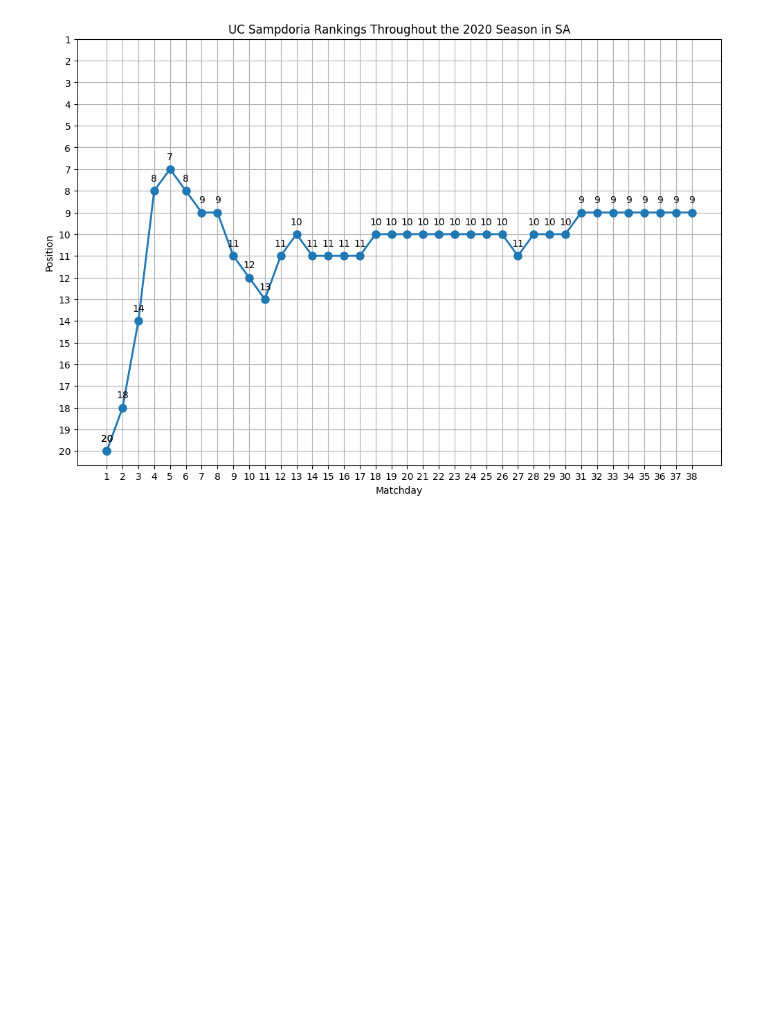
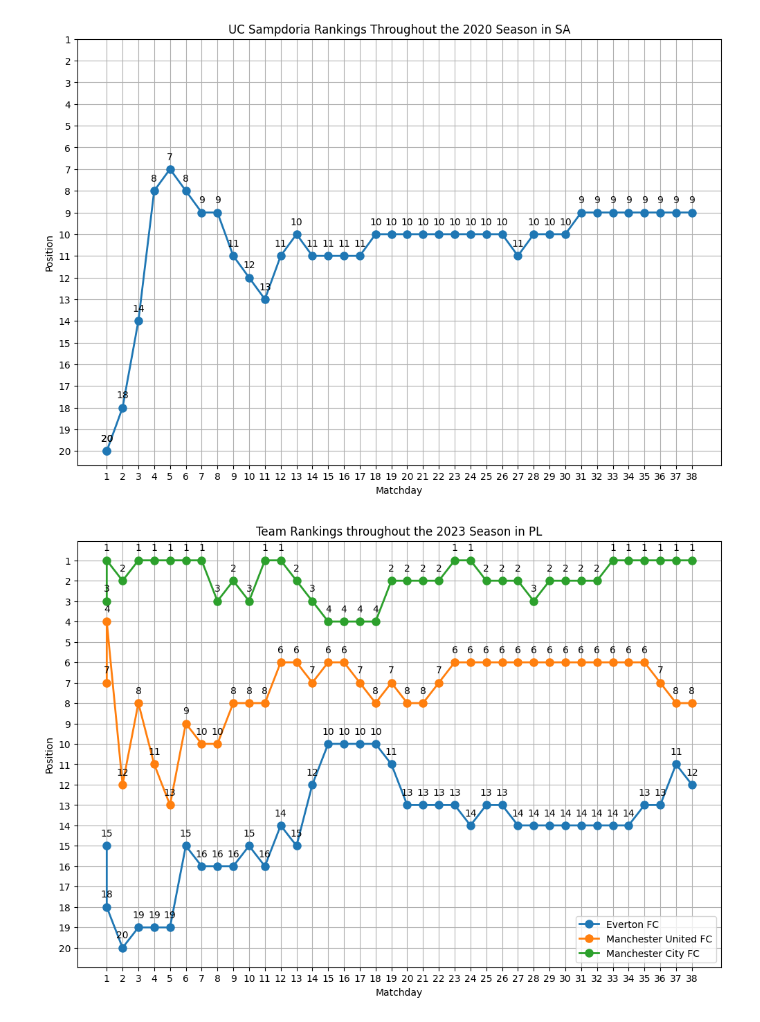
Before and after one commit to honzaskl/Football_Top_Leagues_Analysis, a Jupyter notebook: IES_python.ipynb, the cells around one changed output. Saved outputs shown, nothing was run; the diff lists cells and outputs as text; code cells hidden in the pictures; blank space fills up the shorter version.

```diff
--- a/IES_python.ipynb
+++ b/IES_python.ipynb
@@ -255,3 +255,54 @@ else:
     print(f"No data found for team {team_name}")
 # %% [output]
 [figure]
+# %%
+import pandas as pd
+import matplotlib.pyplot as plt
+
+
+season = '2023'
+league_code = 'PL'
+team_names = ['Everton FC', 'Manchester United FC', 'Manchester City FC']
+
+
+if league_code in ['PD', 'PL', 'SA']:
+    total_matchdays = 38
+    max_position = 20
+elif league_code in ['BL1', 'FL1']:
+    total_matchdays = 34
+    max_position = 18
+else:
+    raise ValueError("Unsupported league code")
+
+
+file_path = f'data/{league_code}_{season}.csv'
+
+
+standings_df = pd.read_csv(file_path)
+
+plt.figure(figsize=(12, 8))
+
+
+for team_name in team_names:
+    team_data = standings_df[standings_df['team_name'] == team_name]
+
+    if not team_data.empty:
+        plt.plot(team_data['matchday'], team_data['position'], marker='o', linestyle='-', linewidth=2, markersize=8, label=team_name)
+
+
+        for idx, row in team_data.iterrows():
+            plt.annotate(row['position'], (row['matchday'], row['position']), textcoords="offset points", xytext=(0,10), ha='center')
+    else:
+        print(f"No data found for team {team_name}")
+
+plt.gca().invert_yaxis()
+plt.title(f"Team Rankings throughout the {season} Season in {league_code}")
+plt.xlabel("Matchday")
+plt.ylabel("Position")
+plt.grid(True)
+plt.xticks(range(1, total_matchdays + 1))
+plt.yticks(range(1, max_position + 1))
+plt.legend(loc='lower right')
+plt.show()
+# %% [output]
+[figure, added]
```
